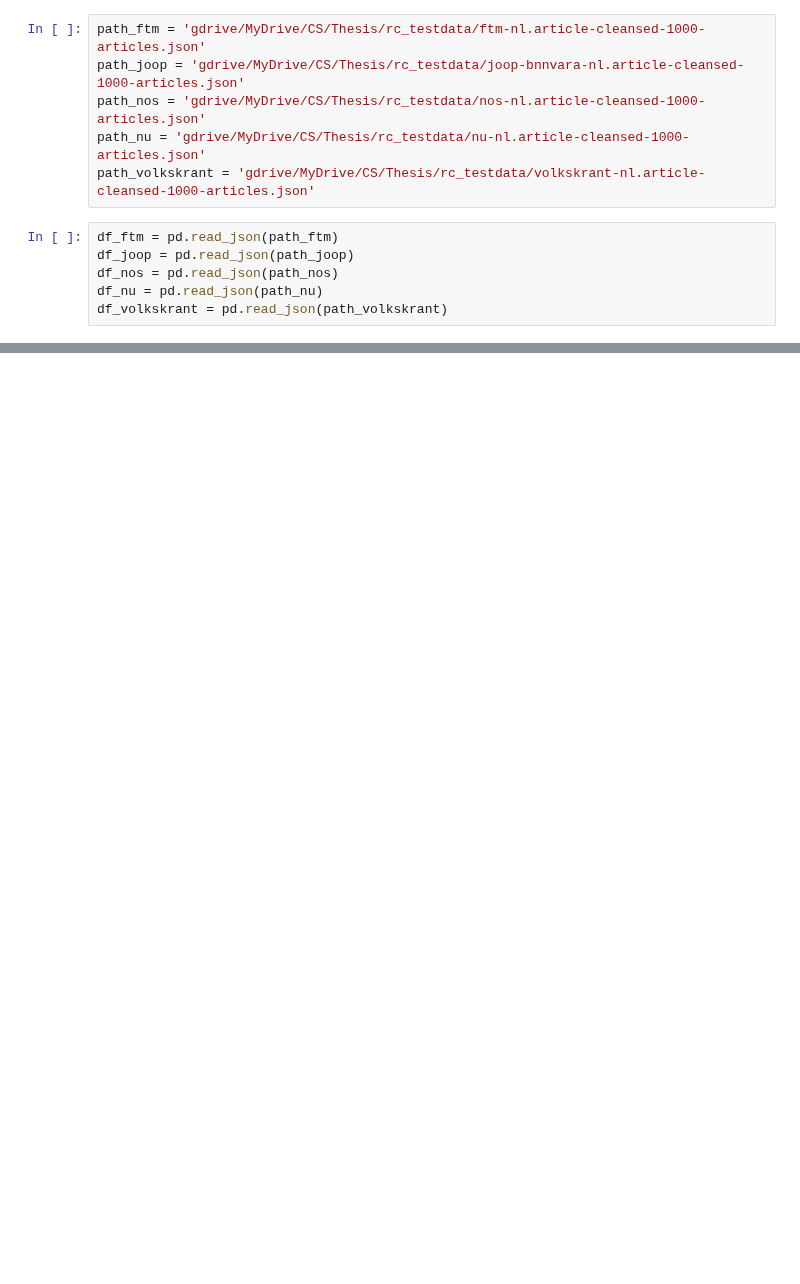
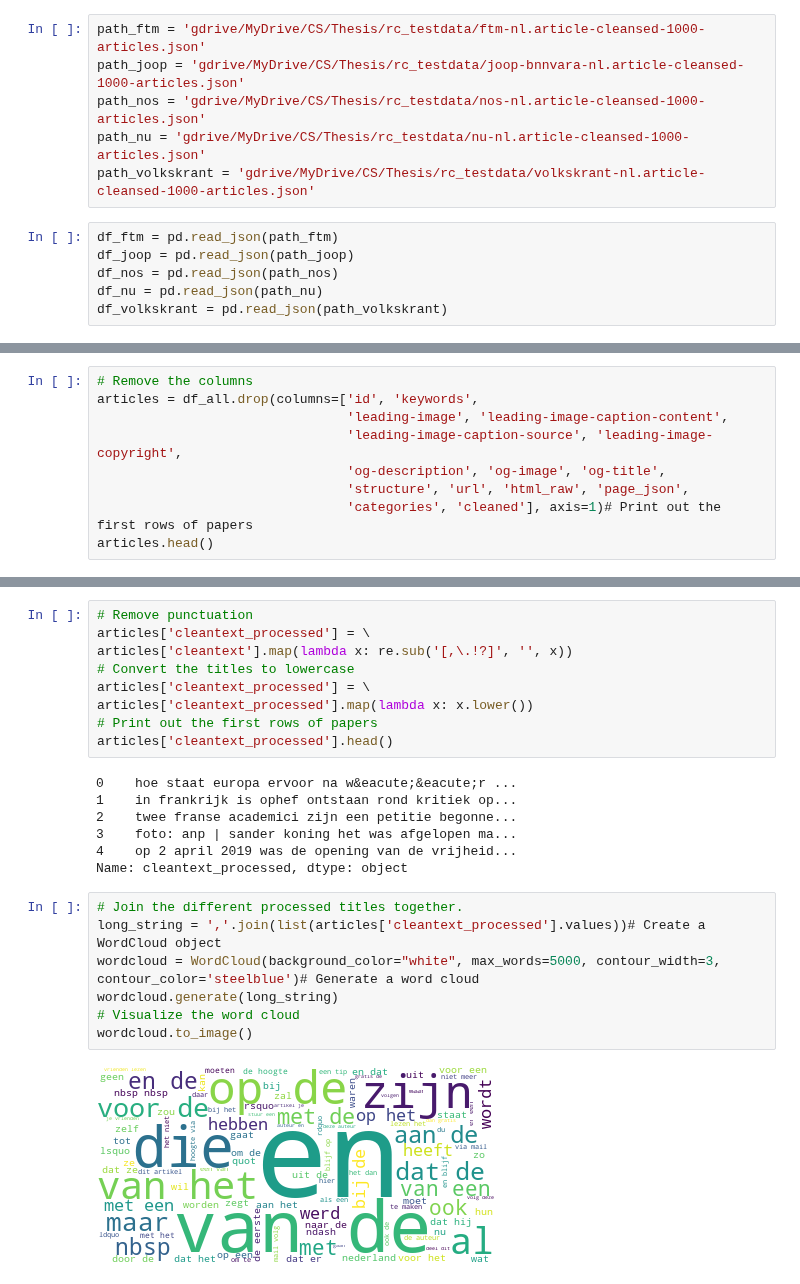
Before and after one commit to Chris-Congleton/MSc-Thesis, a Jupyter notebook: Playground/ReverbChannelTestData.ipynb, the cells around one changed output, grey strips where cells are left out. Drawn from its saved outputs; the diff is of its cells as text; blank space fills up the shorter version.

```diff
--- a/Playground/ReverbChannelTestData.ipynb
+++ b/Playground/ReverbChannelTestData.ipynb
@@ -103,0 +96,9 @@ TypeError: ignored
+# %%
+# Remove the columns
+articles = df_all.drop(columns=['id', 'keywords',
+                                'leading-image', 'leading-image-caption-content',
+                                'leading-image-caption-source', 'leading-image-copyright',
+                                'og-description', 'og-image', 'og-title',
+                                'structure', 'url', 'html_raw', 'page_json',
+                                'categories', 'cleaned'], axis=1)# Print out the first rows of papers
+articles.head()
@@ -103,0 +112,25 @@ TypeError: ignored
+# %%
+# Remove punctuation
+articles['cleantext_processed'] = \
+articles['cleantext'].map(lambda x: re.sub('[,\.!?]', '', x))
+# Convert the titles to lowercase
+articles['cleantext_processed'] = \
+articles['cleantext_processed'].map(lambda x: x.lower())
+# Print out the first rows of papers
+articles['cleantext_processed'].head()
+# %% [output]
+0    hoe staat europa ervoor na w&eacute;&eacute;r ...
+1    in frankrijk is ophef ontstaan rond kritiek op...
+2    twee franse academici zijn een petitie begonne...
+3    foto: anp | sander koning het was afgelopen ma...
+4    op 2 april 2019 was de opening van de vrijheid...
+Name: cleantext_processed, dtype: object
+# %%
+# Join the different processed titles together.
+long_string = ','.join(list(articles['cleantext_processed'].values))# Create a WordCloud object
+wordcloud = WordCloud(background_color="white", max_words=5000, contour_width=3, contour_color='steelblue')# Generate a word cloud
+wordcloud.generate(long_string)
+# Visualize the word cloud
+wordcloud.to_image()
+# %% [output]
+[figure, added]
```
Also changed, not shown: parts of 19 cells of this notebook, 3 other files.
